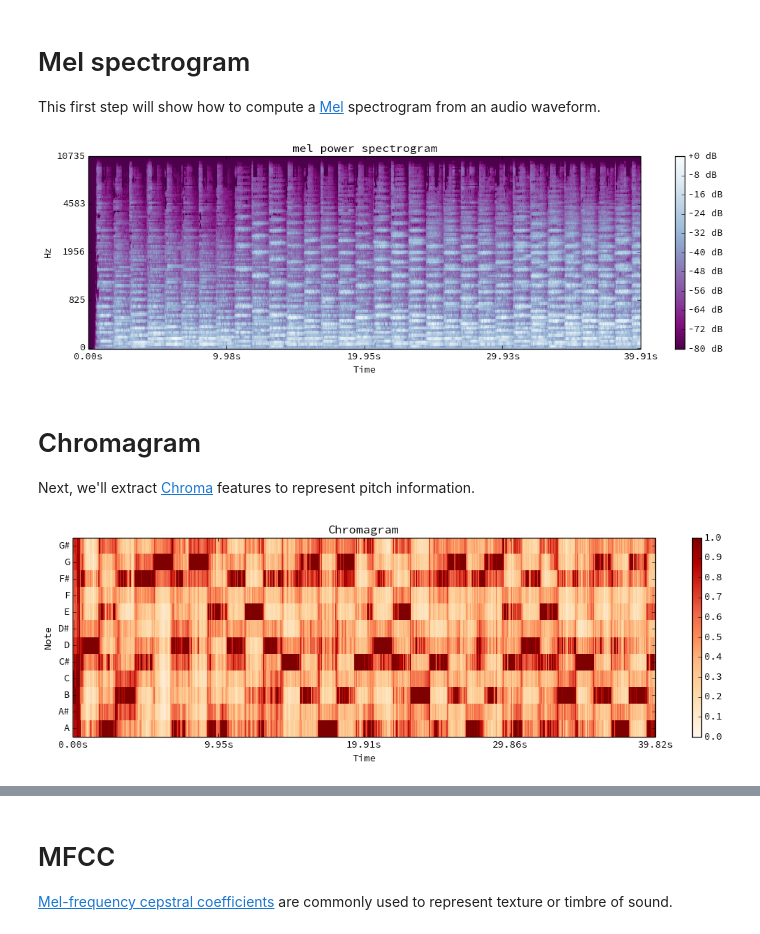
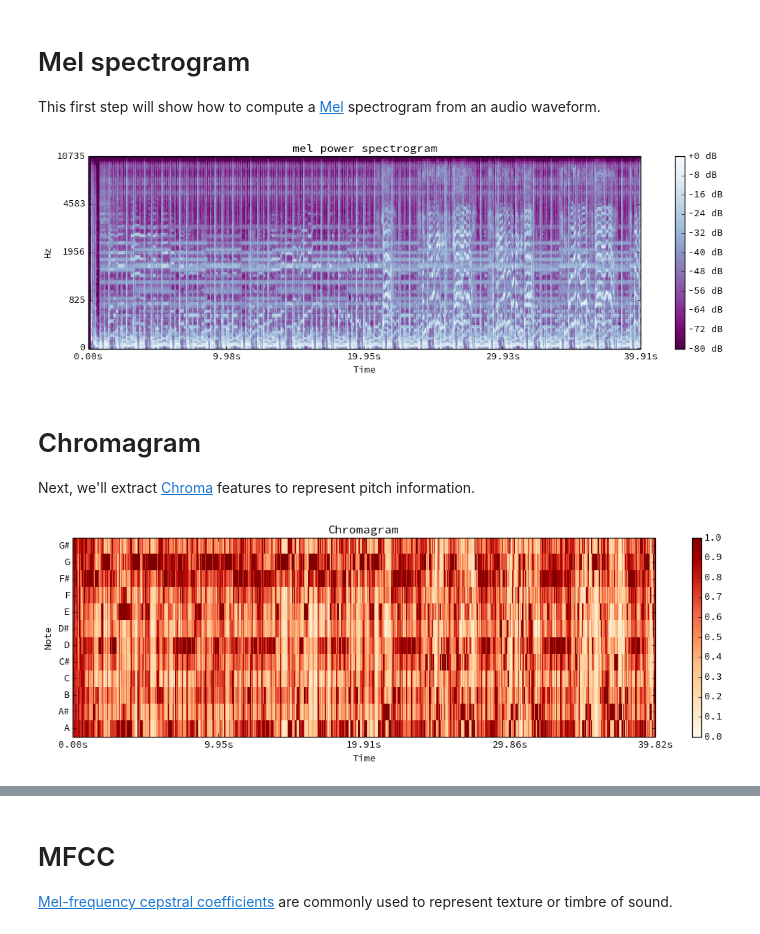
Before and after one commit to librosa/librosa, a Jupyter notebook: examples/LibROSA demo.ipynb, the cells around one changed output, grey strips where cells are left out. Cells and saved outputs as stored; diff of their text form; code cells hidden in the pictures.

```diff
--- a/examples/LibROSA demo.ipynb
+++ b/examples/LibROSA demo.ipynb
@@ -20,7 +20,7 @@ import librosa
 # http://smc.inescporto.pt/research/data-2/
 #
 
-audio_path = '%s/data/SMC_Mirex/SMC_MIREX_Audio/SMC_001.wav' % os.environ['HOME']
+audio_path = '%s/data/SMC_Mirex/SMC_MIREX_Audio/SMC_282.wav' % os.environ['HOME']
 
 # To make this example work, either download the SMC data set into
 #   /your/home/directory/data/SMC_Mirex
@@ -61,25 +61,26 @@ plt.colorbar(format='%+02.0f dB')
 # Make the figure layout compact
 plt.tight_layout()
 # %% [output]
-[figure, old version]
+[figure, new version]
 # %% [markdown]
 # Chromagram
 
 Next, we'll extract [Chroma](http://en.wikipedia.org/wiki/Pitch_class) features to represent pitch information.
 # %%
 # We'll use a longer FFT window here to better resolve low frequencies
-C = librosa.feature.chromagram(y=y, sr=sr, n_fft=4096, hop_length=64)
+# Using an octave width of 2 de-emphasis low- and high-frequencies
+C = librosa.feature.chromagram(y=y, sr=sr, n_fft=4096, hop_length=64, octwidth=2)
 
 # Make a new figure
 plt.figure(figsize=(12,4))
 
 # Display the chromagram: the energy in each chromatic pitch class as a function of time
 # To make sure that the colors span the full range of chroma values, set vmin and vmax
 librosa.display.specshow(C, sr=sr, hop_length=64, x_axis='time', y_axis='chroma', vmin=0, vmax=1)
 
 plt.title('Chromagram')
 plt.colorbar()
 
 plt.tight_layout()
 # %% [output]
-[figure, old version]
+[figure, new version]
```
Also changed, not shown: parts of 8 cells of this notebook, 1 other file.
